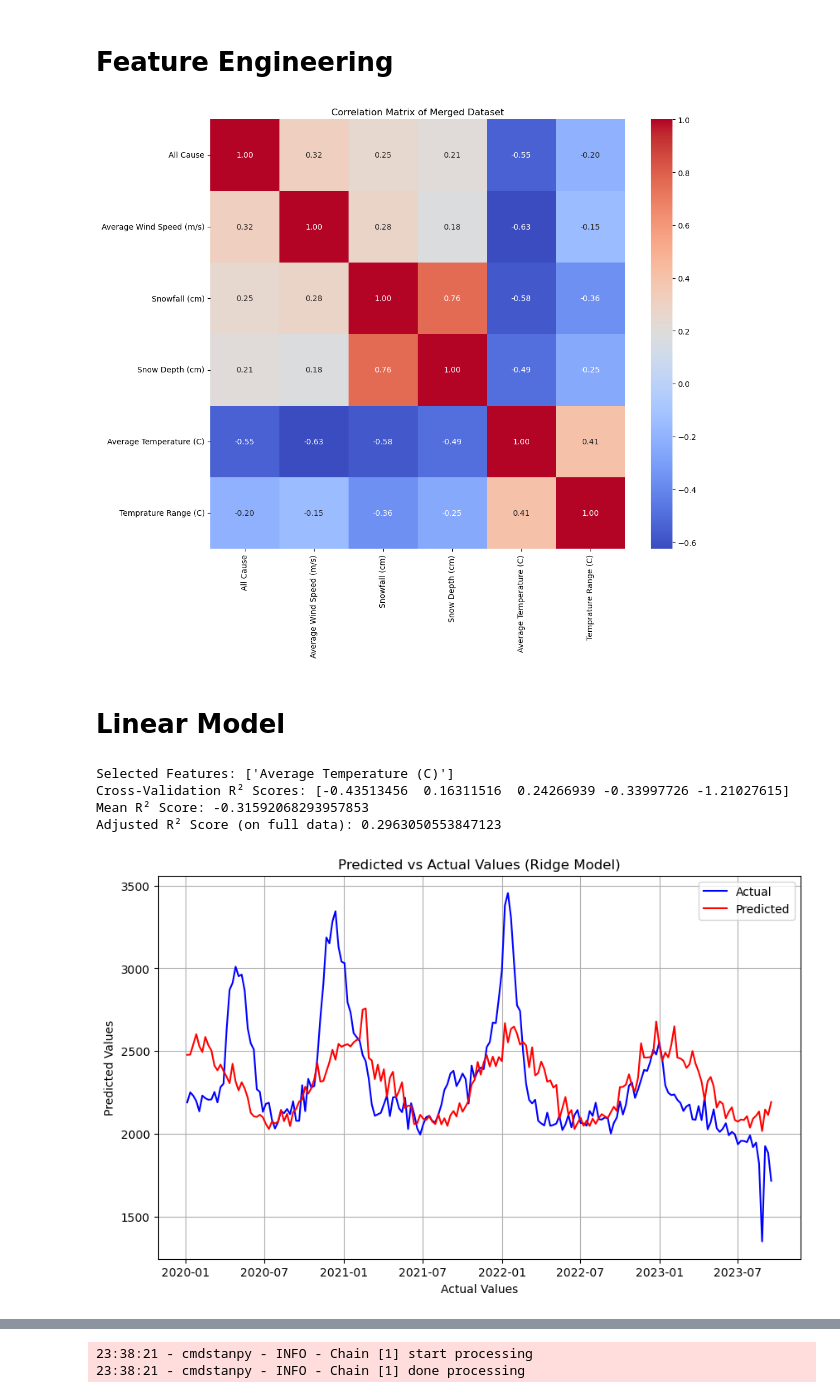
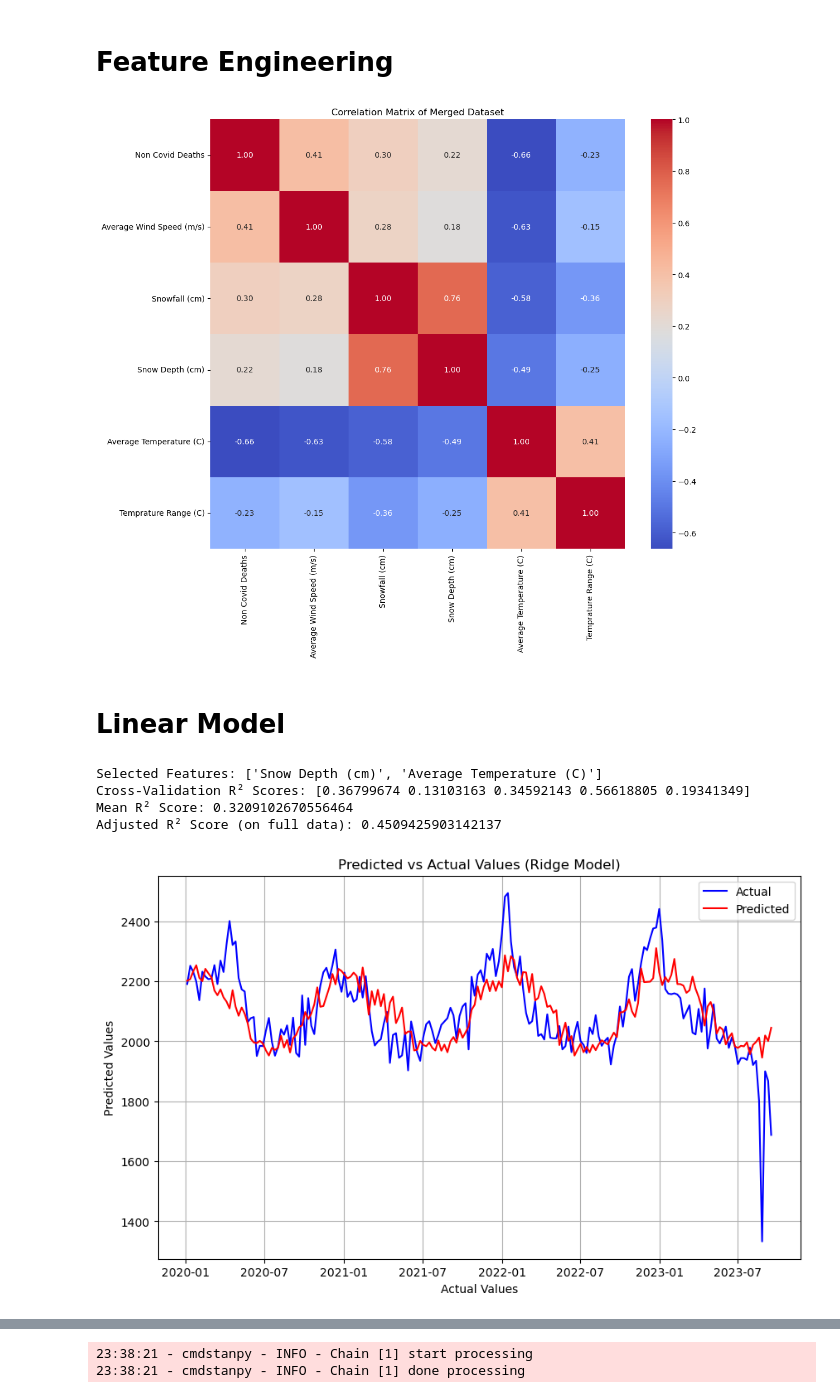
Before and after one commit to mohi-m/Mortality-Predictor, a Jupyter notebook: main.ipynb, the cells around one changed output, grey strips where cells are left out. Drawn from its saved outputs; the diff is of its cells as text; code cells hidden in the pictures.

Commit message:
Linear model without COVID deaths

```diff
--- a/main.ipynb
+++ b/main.ipynb
@@ -40,6 +40,9 @@ relevent_mortality_columns = ['Jurisdiction of Occurrence', 'MMWR Year', 'MMWR W
        'COVID-19 (U071, Underlying Cause of Death)']
 # Drop irrelevant columns from mortality dataset
 mortality_dataset_illinois = mortality_dataset_illinois[relevent_mortality_columns]
+
+mortality_dataset_illinois['Non Covid Deaths'] = mortality_dataset_illinois['All Cause'] - mortality_dataset_illinois['COVID-19 (U071, Multiple Cause of Death)'].fillna(0)
+
 
 relevant_climate_columns = ['Week_Ending_Date', 'AWND', 'DAPR', 'MDPR', 'PRCP', 'SNOW', 'SNWD',
        'TAVG', 'TMAX', 'TMIN', 'TOBS']
@@ -181,7 +185,7 @@ plt.show()
 # %%
 merged_dataset['Temprature Range (C)'] = merged_dataset['Maximum Temperature (C)'] - merged_dataset['Minimum Temperature (C)']
 
-columns = ['All Cause', 'Average Wind Speed (m/s)', 'Snowfall (cm)', 'Snow Depth (cm)',
+columns = ['Non Covid Deaths', 'Average Wind Speed (m/s)', 'Snowfall (cm)', 'Snow Depth (cm)',
            'Average Temperature (C)', 'Temprature Range (C)']
 
 correlation_matrix = merged_dataset[columns].corr()
@@ -192,7 +196,7 @@ sns.heatmap(correlation_matrix, annot=True, fmt=".2f", cmap="coolwarm", cbar=Tru
 plt.title("Correlation Matrix of Merged Dataset")
 plt.show()
 # %% [output]
-[figure, old version]
+[figure, new version]
 # %% [markdown]
 # Linear Model
 # %%
@@ -205,7 +209,7 @@ import numpy as np
 
 predictors = ['Average Wind Speed (m/s)', 'Snowfall (cm)', 'Snow Depth (cm)',
               'Average Temperature (C)', 'Temprature Range (C)']
-label = 'All Cause'
+label = 'Non Covid Deaths'
 
 X = merged_dataset[predictors]
 y = merged_dataset[label]
@@ -245,23 +249,23 @@ print("Cross-Validation R² Scores:", cv_scores)
 print("Mean R² Score:", mean_r2)
 print("Adjusted R² Score (on full data):", adjusted_r2)
 # %% [output]
-Selected Features: ['Average Temperature (C)']
-Cross-Validation R² Scores: [-0.43513456  0.16311516  0.24266939 -0.33997726 -1.21027615]
-Mean R² Score: -0.31592068293957853
-Adjusted R² Score (on full data): 0.2963050553847123
+Selected Features: ['Snow Depth (cm)', 'Average Temperature (C)']
+Cross-Validation R² Scores: [0.36799674 0.13103163 0.34592143 0.56618805 0.19341349]
+Mean R² Score: 0.3209102670556464
+Adjusted R² Score (on full data): 0.4509425903142137
 # %%
 import matplotlib.pyplot as plt
 
 # Plot predicted vs actual values
 plt.figure(figsize=(10, 6))
-plt.plot(merged_dataset['Week Ending Date'], merged_dataset['All Cause'], label='Actual', color='blue')
+plt.plot(merged_dataset['Week Ending Date'], merged_dataset['Non Covid Deaths'], label='Actual', color='blue')
 plt.plot(merged_dataset['Week Ending Date'], y_pred, label='Predicted', color='red')
 plt.xlabel('Actual Values')
 plt.ylabel('Predicted Values')
 plt.title('Predicted vs Actual Values (Ridge Model)')
 plt.legend()
 plt.grid()
 plt.show()
 # %% [output]
-[figure, old version]
+[figure, new version]
 # %% [markdown]
```
Also changed, not shown: parts of 5 cells of this notebook.
